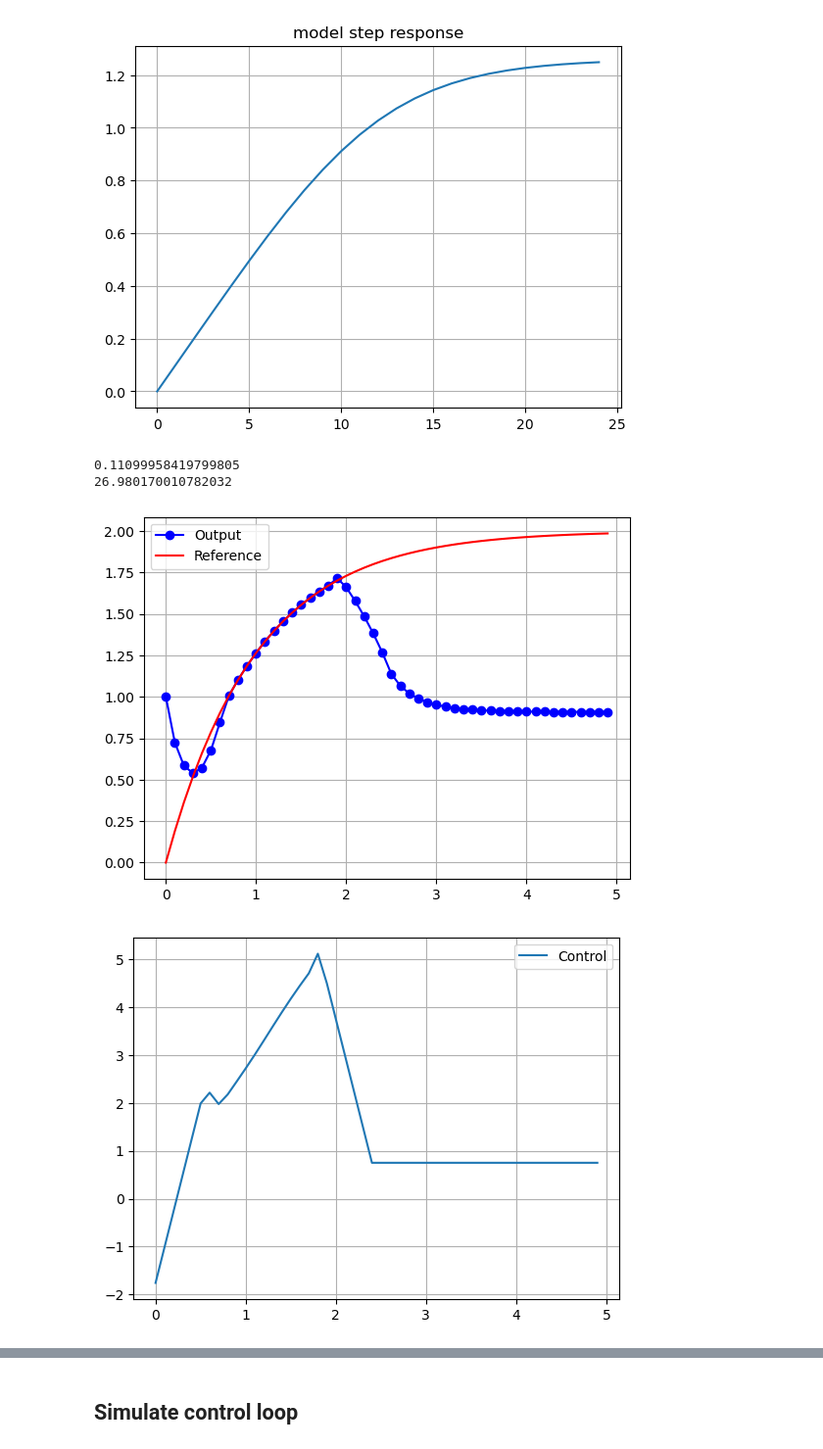
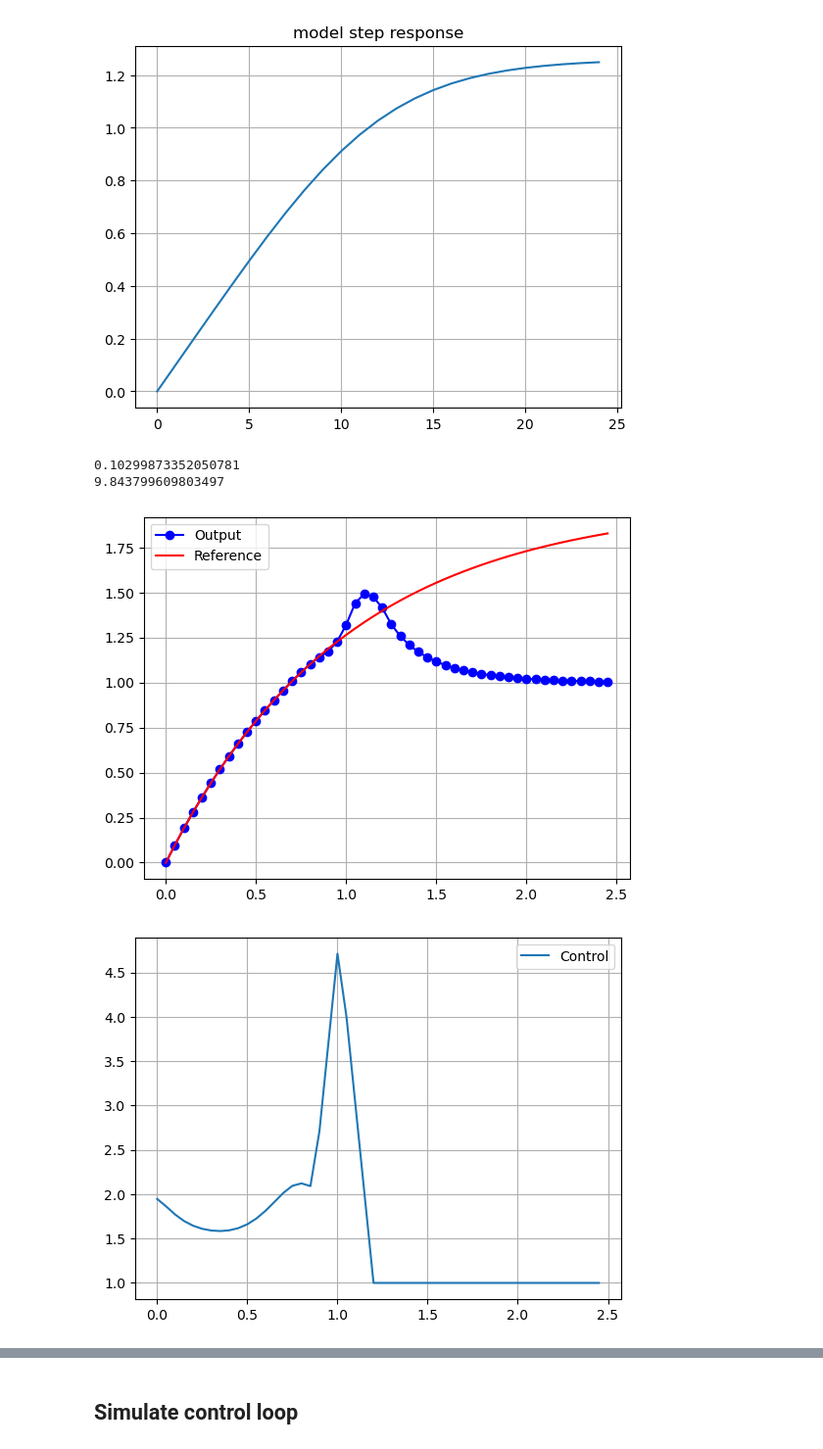
Before and after one commit to jhat6/simple_NLMPC_example, a Jupyter notebook: simple_NLMPC_NB.ipynb, the cells around one changed output, grey strips where cells are left out. Shown at 98% size. Drawn from its saved outputs; the diff is of its cells as text; code cells hidden in the pictures.

```diff
--- a/simple_NLMPC_NB.ipynb
+++ b/simple_NLMPC_NB.ipynb
@@ -60,7 +62,7 @@ def objective(u, x0=x0):
     constraintpenalty = sum(umag[umag > 2])
     movepenalty = sum(np.abs(np.diff(u)))
     strongfinish = np.abs(y[-1] - r[-1])
-    return sum((r - y)**2) + 0.0*constraintpenalty + 0.0*movepenalty + 0*strongfinish
+    return sum((r - y)**2) + 0.0*constraintpenalty + 1.0*movepenalty + 0*strongfinish
 # %%
 objective(u)
 # %% [output]
@@ -172,16 +174,18 @@ def linear_constraint_calc(M, lb, ub):
 # %%
 x0 = 0
 startTime = time()
-linear_constraint = linear_constraint_calc(M)
-result = scipy.optimize.minimize(objective, u, method = 'SLSQP', constraints=[linear_constraint])
+lb = -1
+ub = 1
+linear_constraint = linear_constraint_calc(M, lb, ub)
+result = scipy.optimize.minimize(objective, u, x0, method = 'SLSQP', constraints=[linear_constraint])
 #result = scipy.optimize.minimize(objective, u, x0)
 print(time()-startTime)
 uopt = result.x
 print(result.fun)
 uact = extend(uopt)
-plot_results(tpredict, nl_prediction(uact, dt), r, uact)
+plot_results(tpredict, nl_prediction(uact, dt, x0), r, uact)
 # %% [output]
-0.11099958419799805
-26.980170010782032
+0.10299873352050781
+9.843799609803497
-[figure, old version]
+[figure, new version]
-[figure, old version]
+[figure, new version]
```
Also changed, not shown: parts of 17 cells of this notebook.
